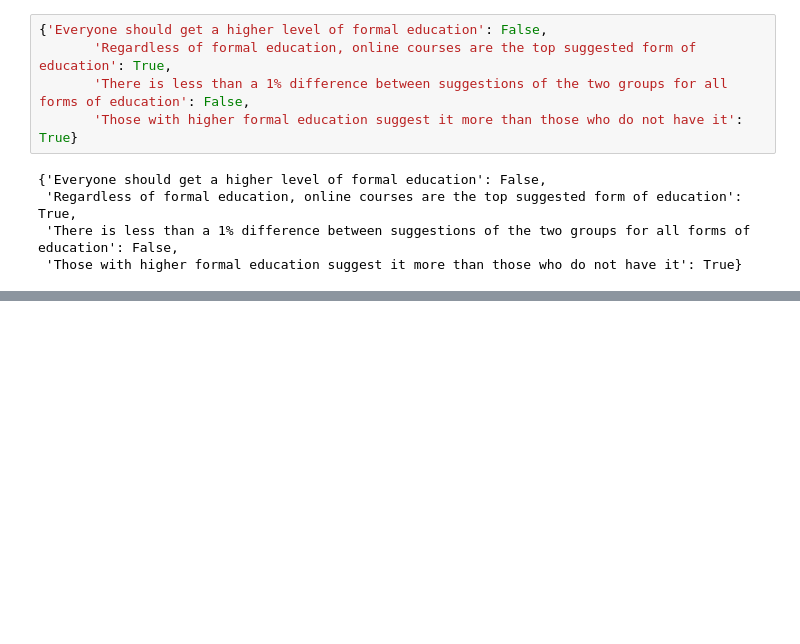
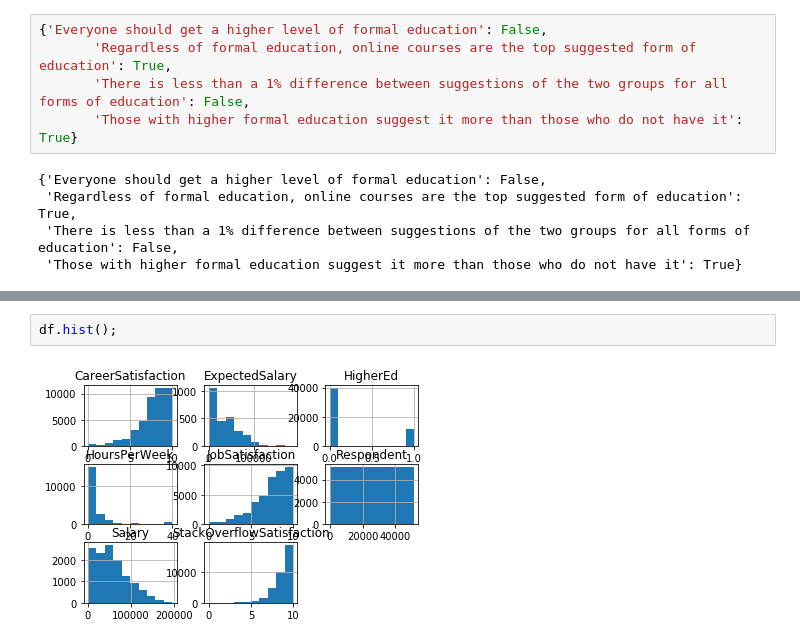
Before and after one commit to kevinlwebb/Nanodegrees, a Jupyter notebook: Data Scientist for Enterprise/Data Science Process.ipynb, the cells around one changed output, grey strips where cells are left out. Cells and saved outputs as stored; diff of their text form; blank space fills up the shorter version.

```diff
--- a/Data Scientist for Enterprise/Data Science Process.ipynb
+++ b/Data Scientist for Enterprise/Data Science Process.ipynb
@@ -353,0 +531,4 @@ comp_df.style.bar(subset=['Diff_HigherEd_Vals'], align='mid', color=['#d65f5f',
+# %%
+df.hist();
+# %% [output]
+[figure, added]
```
Also changed, not shown: parts of 75 cells of this notebook, 1 other file.
